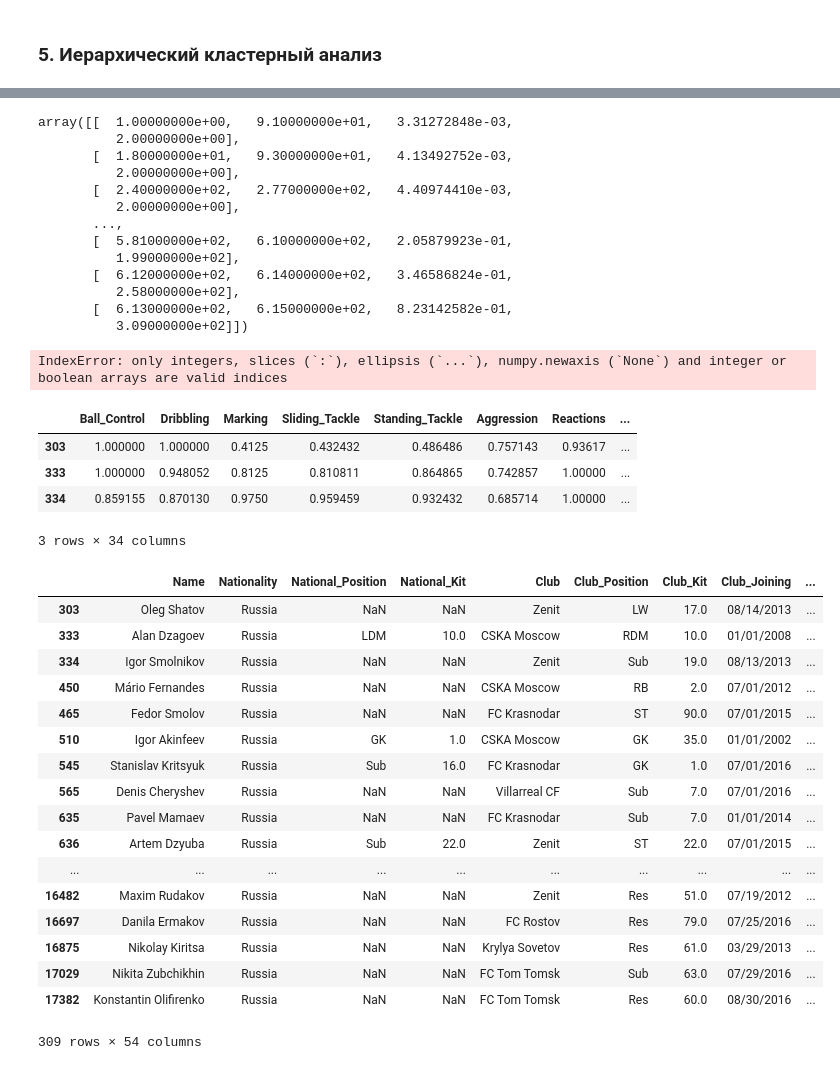
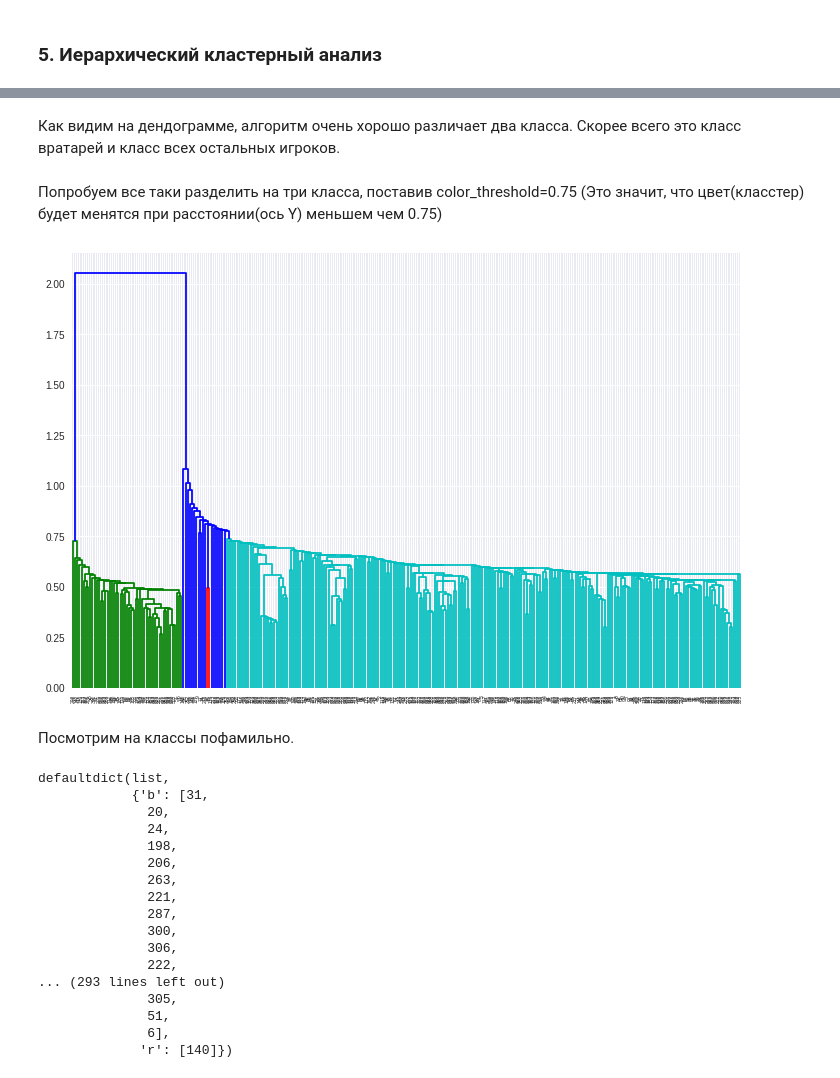
Before and after one commit to mikeedi/Data_analysis, a Jupyter notebook: Cluster/cluster.ipynb, the cells around one changed output, grey strips where cells are left out. Cells and saved outputs as stored; diff of their text form; code cells hidden in the pictures.

```diff
--- a/Cluster/cluster.ipynb
+++ b/Cluster/cluster.ipynb
@@ -377,52 +377,35 @@ dn = hierarchy.dendrogram(Z, labels=y.unique(), p=4, truncate_mode='lastp')
-# %%
-Z
-# %% [output]
-array([[  1.00000000e+00,   9.10000000e+01,   3.31272848e-03,
-          2.00000000e+00],
-       [  1.80000000e+01,   9.30000000e+01,   4.13492752e-03,
-          2.00000000e+00],
-       [  2.40000000e+02,   2.77000000e+02,   4.40974410e-03,
-          2.00000000e+00],
-       ...,
-       [  5.81000000e+02,   6.10000000e+02,   2.05879923e-01,
-          1.99000000e+02],
-       [  6.12000000e+02,   6.14000000e+02,   3.46586824e-01,
-          2.58000000e+02],
-       [  6.13000000e+02,   6.15000000e+02,   8.23142582e-01,
-          3.09000000e+02]])
+# %% [markdown]
+Как видим на дендограмме, алгоритм очень хорошо различает два класса. Скорее всего это класс вратарей и класс всех остальных игроков.
+# %% [markdown]
+Попробуем все таки разделить на три класса, поставив color_threshold=0.75 (Это значит, что цвет(класстер) будет менятся при расстоянии(ось Y) меньшем чем 0.75)
+# %%
+dn = hierarchy.dendrogram(Z, color_threshold=0.75)
+# %% [output]
+[figure, added]
+# %% [markdown]
+Посмотрим на классы пофамильно.
 # %%
 from collections import defaultdict
 clusterdict = defaultdict(list)
-for ind,clust in zip(Z['leaves'],Z['color_list']):
+for ind,clust in zip(dn['leaves'],dn['color_list']):
     clusterdict[clust].append(ind)
-# %% [output]
-IndexError: only integers, slices (`:`), ellipsis (`...`), numpy.newaxis (`None`) and integer or boolean arrays are valid indices
-# %%
-X_scale[:][:3]
-# %% [output]
-|  | Ball_Control | Dribbling | Marking | Sliding_Tackle | Standing_Tackle | Aggression | Reactions | ... |
-| 303 | 1.000000 | 1.000000 | 0.4125 | 0.432432 | 0.486486 | 0.757143 | 0.93617 | ... |
-| 333 | 1.000000 | 0.948052 | 0.8125 | 0.810811 | 0.864865 | 0.742857 | 1.00000 | ... |
-| 334 | 0.859155 | 0.870130 | 0.9750 | 0.959459 | 0.932432 | 0.685714 | 1.00000 | ... |
-3 rows × 34 columns
-# %%
-df_rus
-# %% [output]
-|  | Name | Nationality | National_Position | National_Kit | Club | Club_Position | Club_Kit | Club_Joining | ... |
-| 303 | Oleg Shatov | Russia | NaN | NaN | Zenit | LW | 17.0 | 08/14/2013 | ... |
-| 333 | Alan Dzagoev | Russia | LDM | 10.0 | CSKA Moscow | RDM | 10.0 | 01/01/2008 | ... |
-| 334 | Igor Smolnikov | Russia | NaN | NaN | Zenit | Sub | 19.0 | 08/13/2013 | ... |
-| 450 | Mário Fernandes | Russia | NaN | NaN | CSKA Moscow | RB | 2.0 | 07/01/2012 | ... |
-| 465 | Fedor Smolov | Russia | NaN | NaN | FC Krasnodar | ST | 90.0 | 07/01/2015 | ... |
-| 510 | Igor Akinfeev | Russia | GK | 1.0 | CSKA Moscow | GK | 35.0 | 01/01/2002 | ... |
-| 545 | Stanislav Kritsyuk | Russia | Sub | 16.0 | FC Krasnodar | GK | 1.0 | 07/01/2016 | ... |
-| 565 | Denis Cheryshev | Russia | NaN | NaN | Villarreal CF | Sub | 7.0 | 07/01/2016 | ... |
-| 635 | Pavel Mamaev | Russia | NaN | NaN | FC Krasnodar | Sub | 7.0 | 01/01/2014 | ... |
-| 636 | Artem Dzyuba | Russia | Sub | 22.0 | Zenit | ST | 22.0 | 07/01/2015 | ... |
-| ... | ... | ... | ... | ... | ... | ... | ... | ... | ... |
-| 16482 | Maxim Rudakov | Russia | NaN | NaN | Zenit | Res | 51.0 | 07/19/2012 | ... |
-| 16697 | Danila Ermakov | Russia | NaN | NaN | FC Rostov | Res | 79.0 | 07/25/2016 | ... |
-| 16875 | Nikolay Kiritsa | Russia | NaN | NaN | Krylya Sovetov | Res | 61.0 | 03/29/2013 | ... |
-| 17029 | Nikita Zubchikhin | Russia | NaN | NaN | FC Tom Tomsk | Sub | 63.0 | 07/29/2016 | ... |
-| 17382 | Konstantin Olifirenko | Russia | NaN | NaN | FC Tom Tomsk | Res | 60.0 | 08/30/2016 | ... |
-309 rows × 54 columns
+# %%
+clusterdict
+# %% [output]
+defaultdict(list,
+            {'b': [31,
+              20,
+              24,
+              198,
+              206,
+              263,
+              221,
+              287,
+              300,
+              306,
+              222,
+... (293 lines left out)
+              305,
+              51,
+              6],
+             'r': [140]})
```
Also changed, not shown: parts of 13 cells of this notebook.
